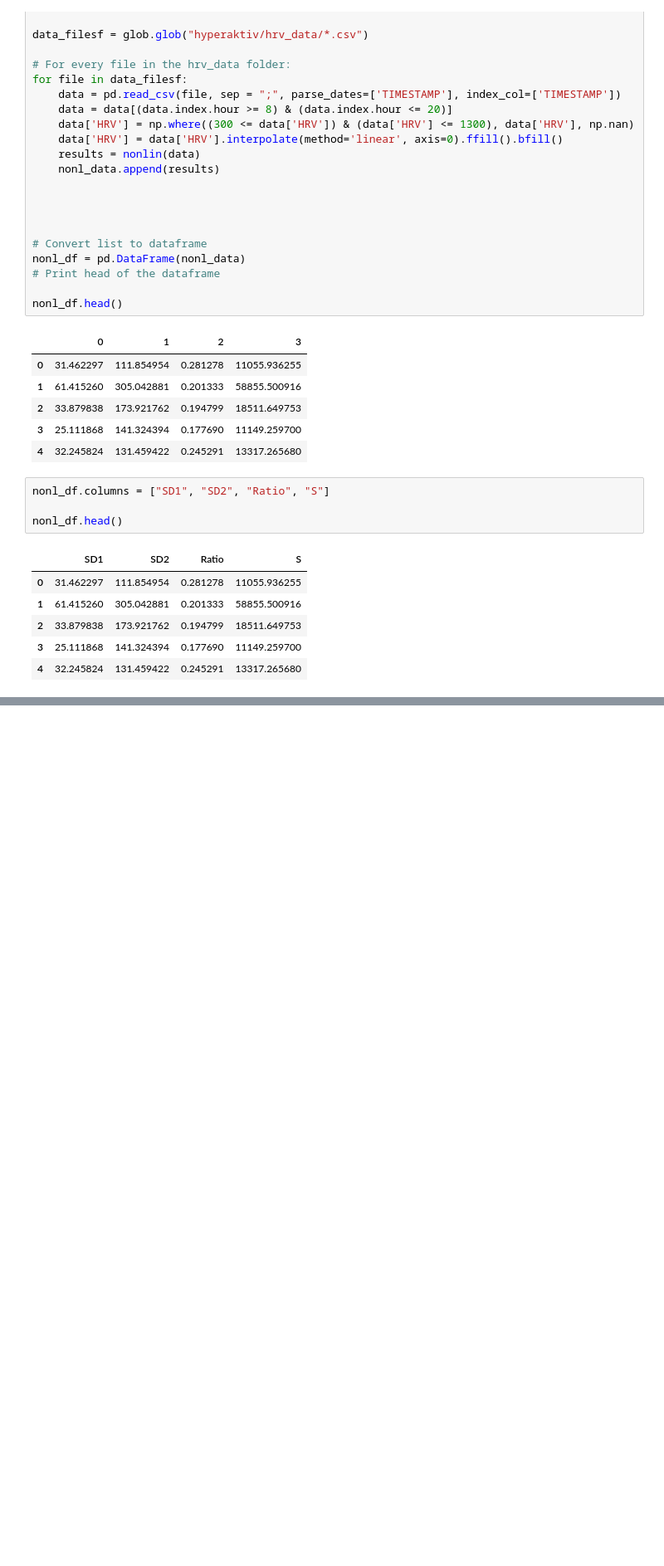
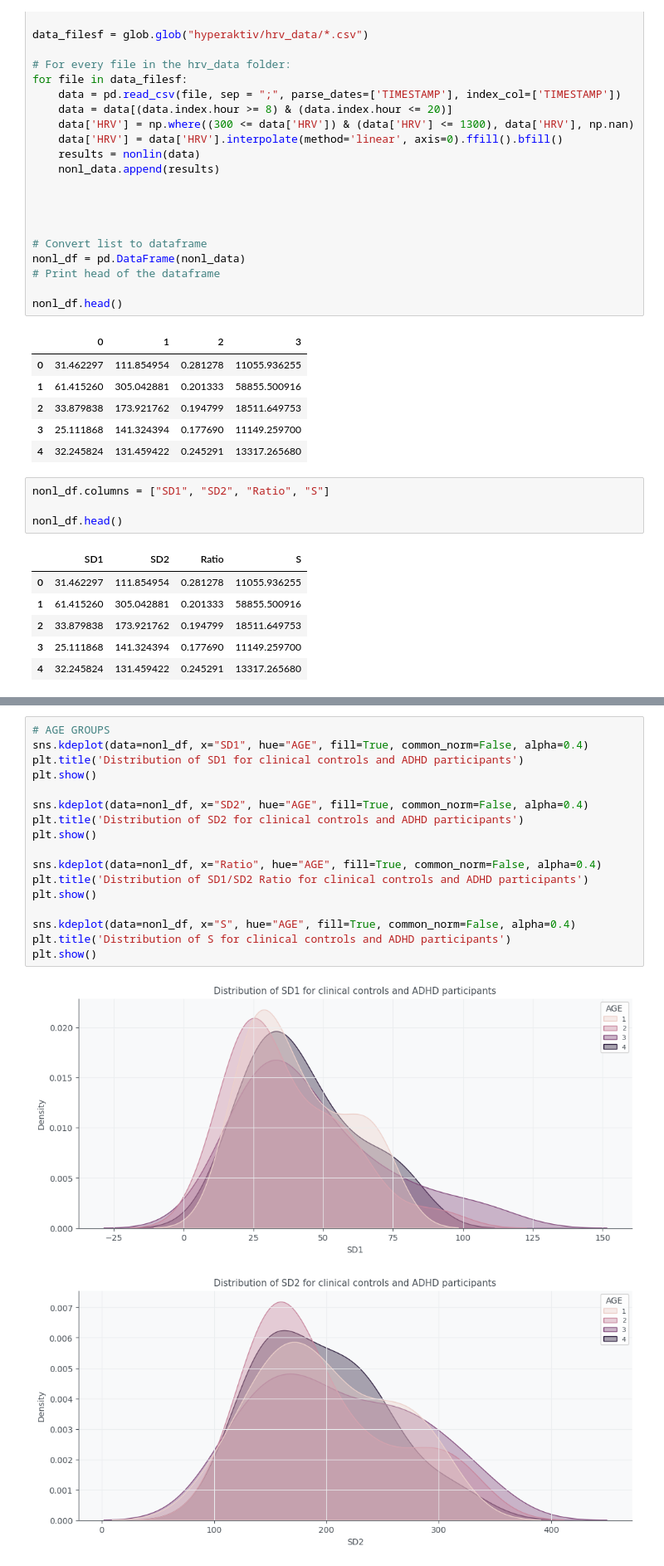
Before and after one commit to GacildaAnne/Thesis-ADHD-HRV, a Jupyter notebook: Thesis_code.ipynb, the cells around one changed output, grey strips where cells are left out. Shown at 83% size. Drawn from its saved outputs; the diff is of its cells as text; blank space fills up the shorter version.

```diff
--- a/Thesis_code.ipynb
+++ b/Thesis_code.ipynb
@@ -1092,0 +1174,20 @@ nonl_df.head()
+# %%
+# AGE GROUPS
+sns.kdeplot(data=nonl_df, x="SD1", hue="AGE", fill=True, common_norm=False, alpha=0.4)
+plt.title('Distribution of SD1 for clinical controls and ADHD participants')
+plt.show()
+
+sns.kdeplot(data=nonl_df, x="SD2", hue="AGE", fill=True, common_norm=False, alpha=0.4)
+plt.title('Distribution of SD2 for clinical controls and ADHD participants')
+plt.show()
+
+sns.kdeplot(data=nonl_df, x="Ratio", hue="AGE", fill=True, common_norm=False, alpha=0.4)
+plt.title('Distribution of SD1/SD2 Ratio for clinical controls and ADHD participants')
+plt.show()
+
+sns.kdeplot(data=nonl_df, x="S", hue="AGE", fill=True, common_norm=False, alpha=0.4)
+plt.title('Distribution of S for clinical controls and ADHD participants')
+plt.show()
+# %% [output]
+[figure, added]
+[figure, added]
```
Also changed, not shown: parts of 17 cells of this notebook.
